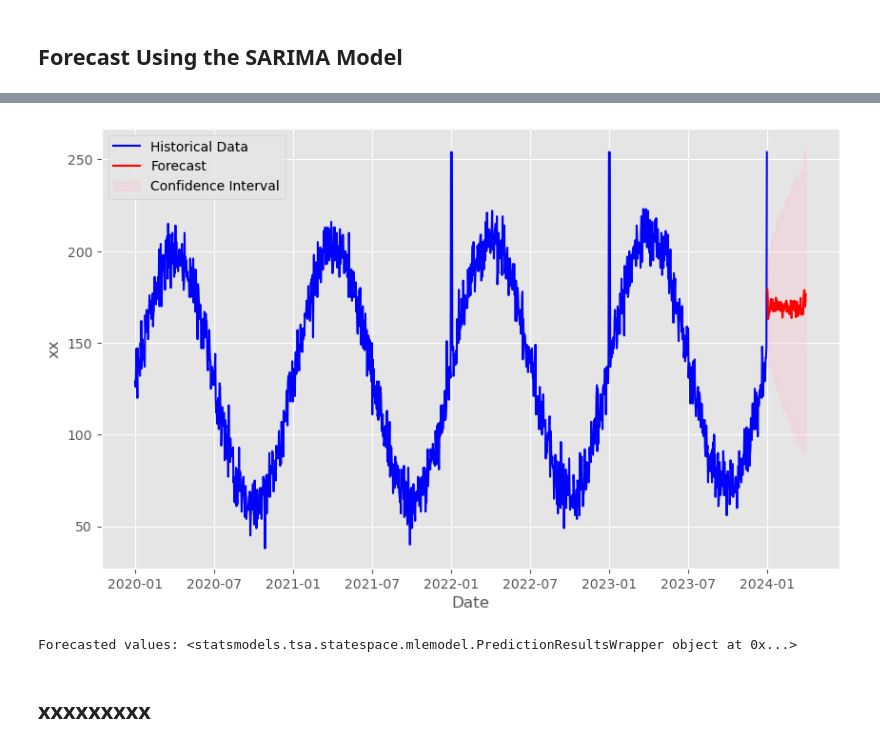
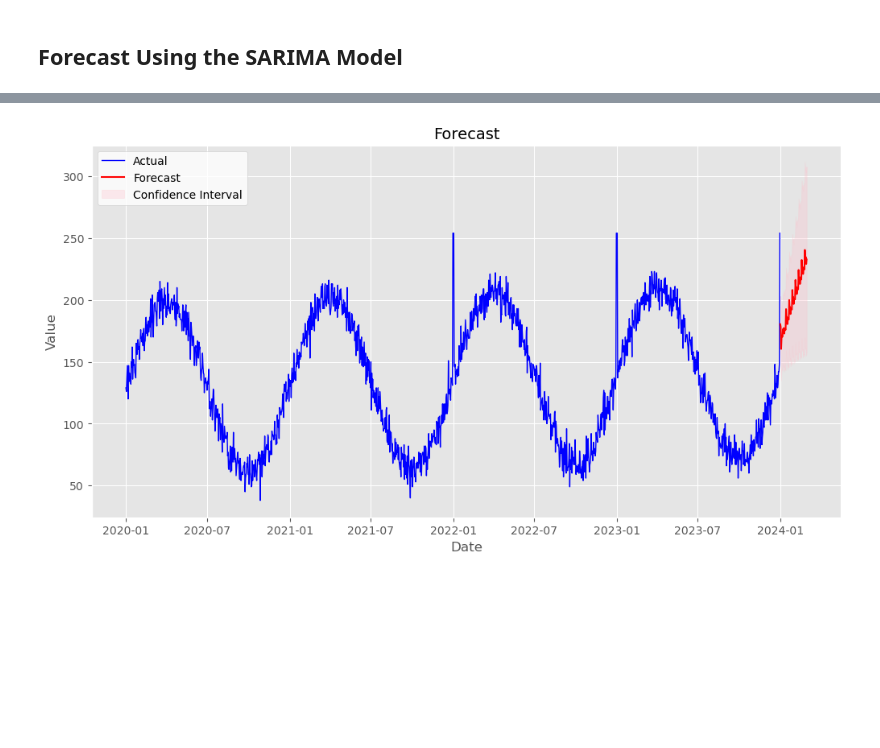
Before and after one commit to StuartG24/Travel_Co_Analysis, a Jupyter notebook: Notebooks_Data_Analysis/demand_analysis_sarima.ipynb, the cells around one changed output, grey strips where cells are left out. Drawn from its saved outputs; the diff is of its cells as text; code cells hidden in the pictures; blank space fills up the shorter version.

```diff
--- a/Notebooks_Data_Analysis/demand_analysis_sarima.ipynb
+++ b/Notebooks_Data_Analysis/demand_analysis_sarima.ipynb
@@ -219,30 +161,31 @@ Freq: D, Name: predicted_mean, Length: 365, dtype: float64
 # %%
 # Create a forecast using the SARIMA model for the given time steps
 #
 
-# Time steps, days
-forecast_steps = 90
-forecast_dates = pd.date_range(hotel_time_series_df.index[-1], periods=forecast_steps + 1, freq='D')[1:]
+# Actual values for the testing data
+actual_dates = hotel_time_series_df.index
+actual_values = hotel_time_series_df['Standard_OCC']
+
+# Create a forecast for specified time steps beyond the actual time series
+forecast_steps = 60
+forecast_dates = pd.date_range(actual.index[-1], periods=forecast_steps + 1, freq='D')[1:]
 
 forecast = model_sarima_manual.get_forecast(steps=forecast_steps)
 forecast_values = forecast.predicted_mean
 forecast_conf_int = forecast.conf_int()
 
-#forecast_values, forecast_conf_int = model_fit.predict(n_periods=forecast_steps, return_conf_int=True)
-
-
 # Plot the historical data, forecast, and confidence interval
-plt.figure(figsize=(10, 6))
-plt.plot(hotel_time_series_df.index, hotel_time_series_df['Standard_OCC'], label='Historical Data', color='blue')
-#plt.plot(forecast_dates, forecast, label='Forecast', color='red')
-plt.plot(forecast_dates, forecast_values, label='Forecast', color='red')
-plt.fill_between(forecast_dates, forecast_conf_int.iloc[:, 0], forecast_conf_int.iloc[:, 1], color='pink', alpha=0.3, label='Confidence Interval')
-plt.xlabel('Date')
-plt.ylabel('xx')
-plt.legend()
+fig, ax1 = plt.subplots(figsize=(12, 6))
+ax1.set_title(f'Forecast', fontsize=14)
+ax1.set_xlabel('Date')
+ax1.set_ylabel('Value')
+# Three line plots
+ax1.plot(actual_dates, actual_values, color='blue', linewidth=1, label='Actual')
+ax1.plot(forecast_dates, forecast_values, color='red', label='Forecast')
+ax1.fill_between(forecast_dates, forecast_conf_int.iloc[:, 0], forecast_conf_int.iloc[:, 1],
+                  color='pink', alpha=0.3, label='Confidence Interval')
+# Legend
+ax1.legend(loc='upper left', facecolor='white')
 plt.show()
-
-print(f'Forecasted values: {forecast}')
 # %% [output]
-[figure, old version]
+[figure, new version]
-Forecasted values: <statsmodels.tsa.statespace.mlemodel.PredictionResultsWrapper object at 0x...>
@@ -273,2 +191,0 @@ print(f'Forecasted values: {forecast}')
-# %% [markdown]
-## xxxxxxxxx
```
Also changed, not shown: parts of 8 cells of this notebook, 2 other files.
